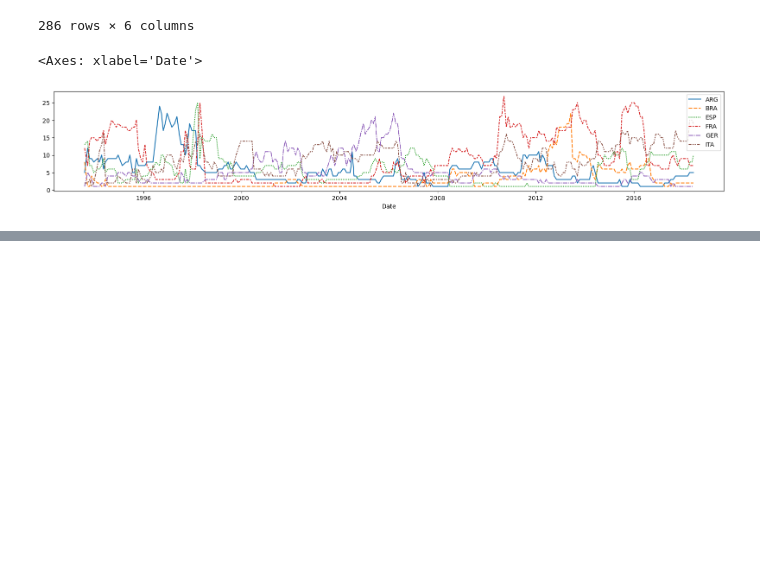
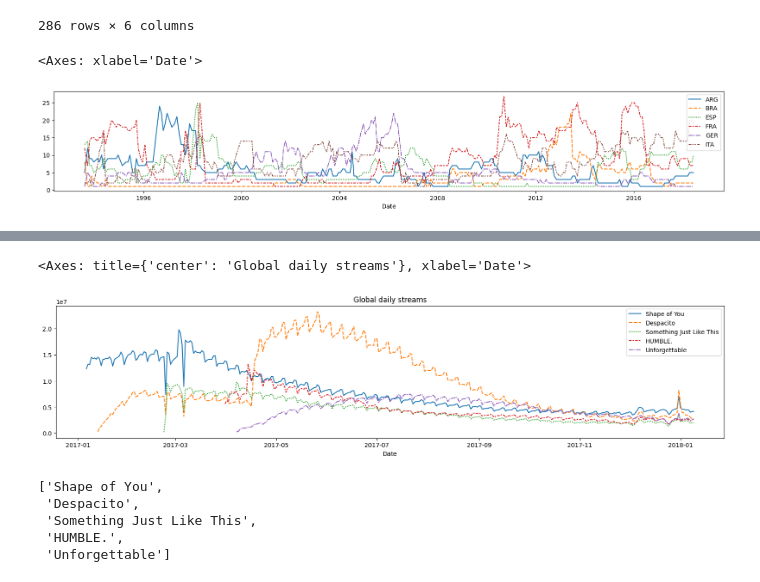
Before and after one commit to sandeshshrestha-git/ds-sprint, a Jupyter notebook: Visualization/kagglevis.ipynb, the cells around one changed output, grey strips where cells are left out. Cells and saved outputs as stored; diff of their text form; code cells hidden in the pictures; blank space fills up the shorter version.

```diff
--- a/Visualization/kagglevis.ipynb
+++ b/Visualization/kagglevis.ipynb
@@ -40,0 +105,19 @@ sns.lineplot(data=fifa_data)
+# %%
+#Set the width and height
+plt.figure(figsize=(20, 4))
+
+#add a title to the chart
+plt.title("Global daily streams")
+
+sns.lineplot(data = spotify_data)
+# %% [output]
+<Axes: title={'center': 'Global daily streams'}, xlabel='Date'>
+[figure, added]
+# %%
+list(spotify_data.columns)
+# %% [output]
+['Shape of You',
+ 'Despacito',
+ 'Something Just Like This',
+ 'HUMBLE.',
+ 'Unforgettable']
```
Also changed, not shown: parts of 40 cells of this notebook.
